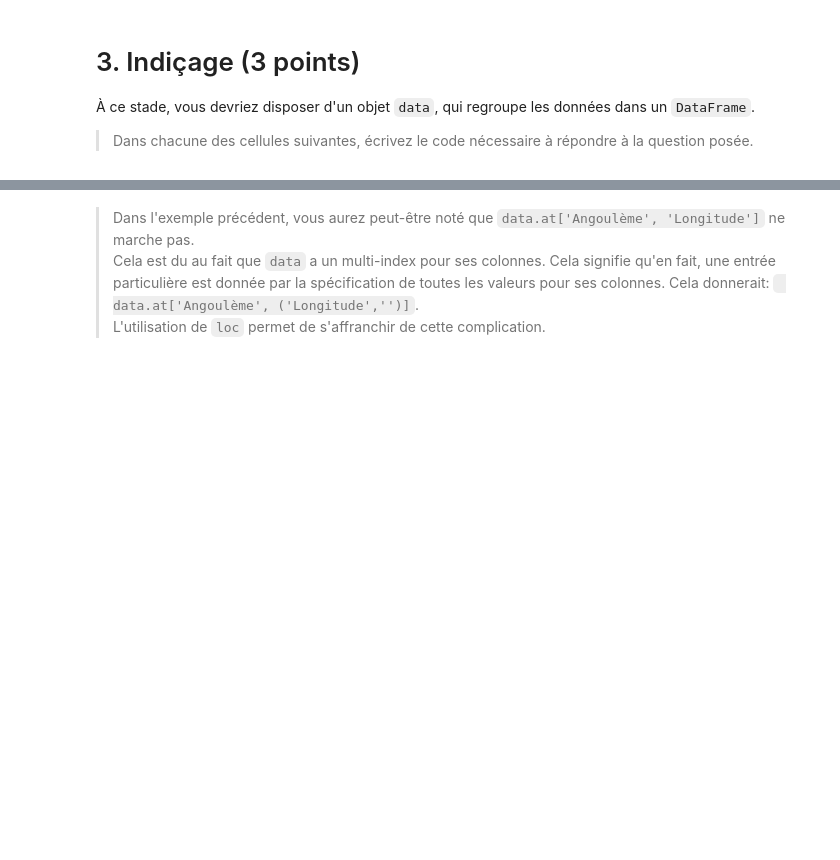
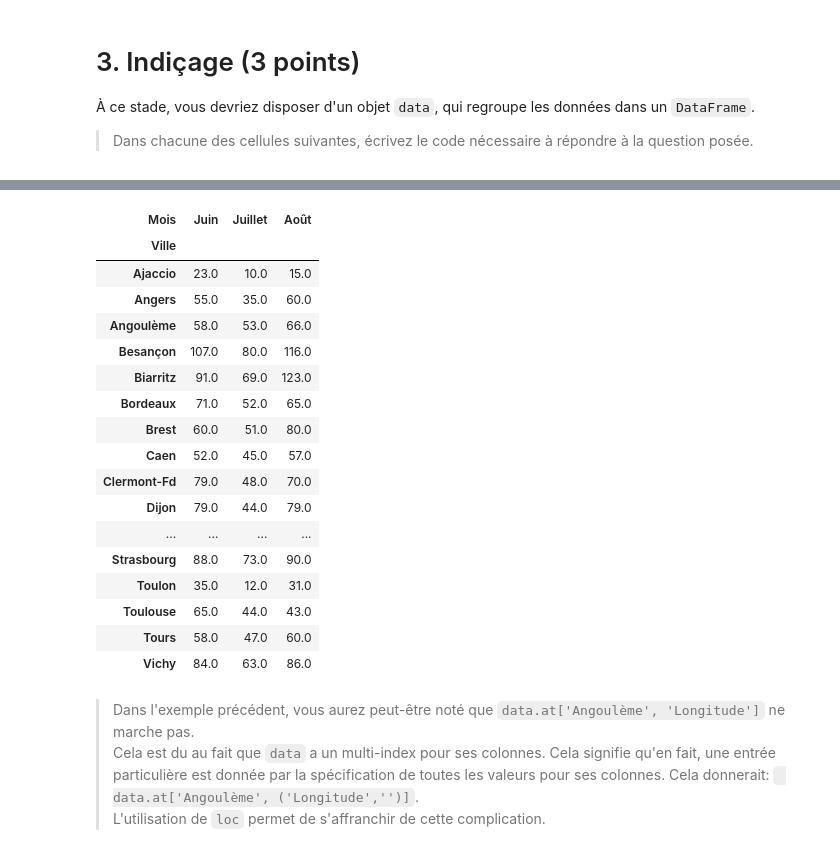
Before and after one commit to campusplage/compte-rendus-novales, a Jupyter notebook: TP1_pandas.ipynb, the cells around one changed output, grey strips where cells are left out. Cells and saved outputs as stored; diff of their text form; code cells hidden in the pictures; blank space fills up the shorter version.

```diff
--- a/TP1_pandas.ipynb
+++ b/TP1_pandas.ipynb
@@ -144,3 +171,32 @@ Comme vous le constatez, `pandas` est en fait encore plus puissant que ce que je
+# %%
+# Affichez le nombre de jours de pluie de toutes les villes pour les mois de "Juin", "Juillet" et "Août"
+#data.Précipitations.Juin
+#data['Précipitations']['Juin']
+#data['Précipitations','Juin']
+
+data['Précipitations'].loc[:,('Juin','Juillet', 'Août')]
+#data.Précipitations est une dataFrame il suffit donc juste d'utiliser '.loc' pour acceder a ces éléments.
+#source : https://pandas.pydata.org/pandas-docs/stable/user_guide/advanced.html#advanced-xs
+#https://pandas.pydata.org/pandas-docs/stable/reference/api/pandas.DataFrame.iloc.html#pandas.DataFrame.iloc
+# %% [output]
+| Mois | Juin | Juillet | Août |
+| Ville |  |  |  |
+| Ajaccio | 23.0 | 10.0 | 15.0 |
+| Angers | 55.0 | 35.0 | 60.0 |
+| Angoulème | 58.0 | 53.0 | 66.0 |
+| Besançon | 107.0 | 80.0 | 116.0 |
+| Biarritz | 91.0 | 69.0 | 123.0 |
+| Bordeaux | 71.0 | 52.0 | 65.0 |
+| Brest | 60.0 | 51.0 | 80.0 |
+| Caen | 52.0 | 45.0 | 57.0 |
+| Clermont-Fd | 79.0 | 48.0 | 70.0 |
+| Dijon | 79.0 | 44.0 | 79.0 |
+| ... | ... | ... | ... |
+| Strasbourg | 88.0 | 73.0 | 90.0 |
+| Toulon | 35.0 | 12.0 | 31.0 |
+| Toulouse | 65.0 | 44.0 | 43.0 |
+| Tours | 58.0 | 47.0 | 60.0 |
+| Vichy | 84.0 | 63.0 | 86.0 |
 # %%
 # Affichez une phrase qui indique la latitude et longitude d'Angoulème.
 # (utilisez `loc` et le formattage de chaines de caractère avec print)
```
Also changed, not shown: parts of 4 cells of this notebook.
